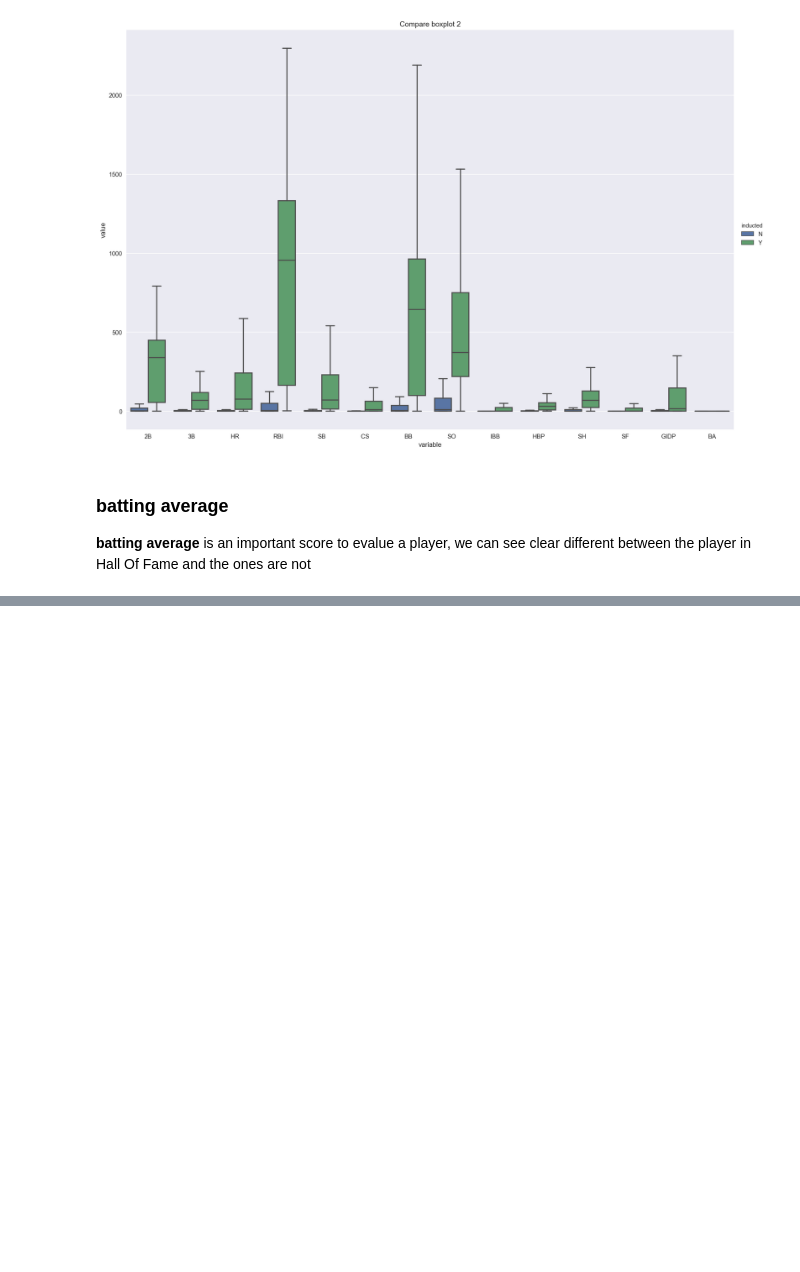
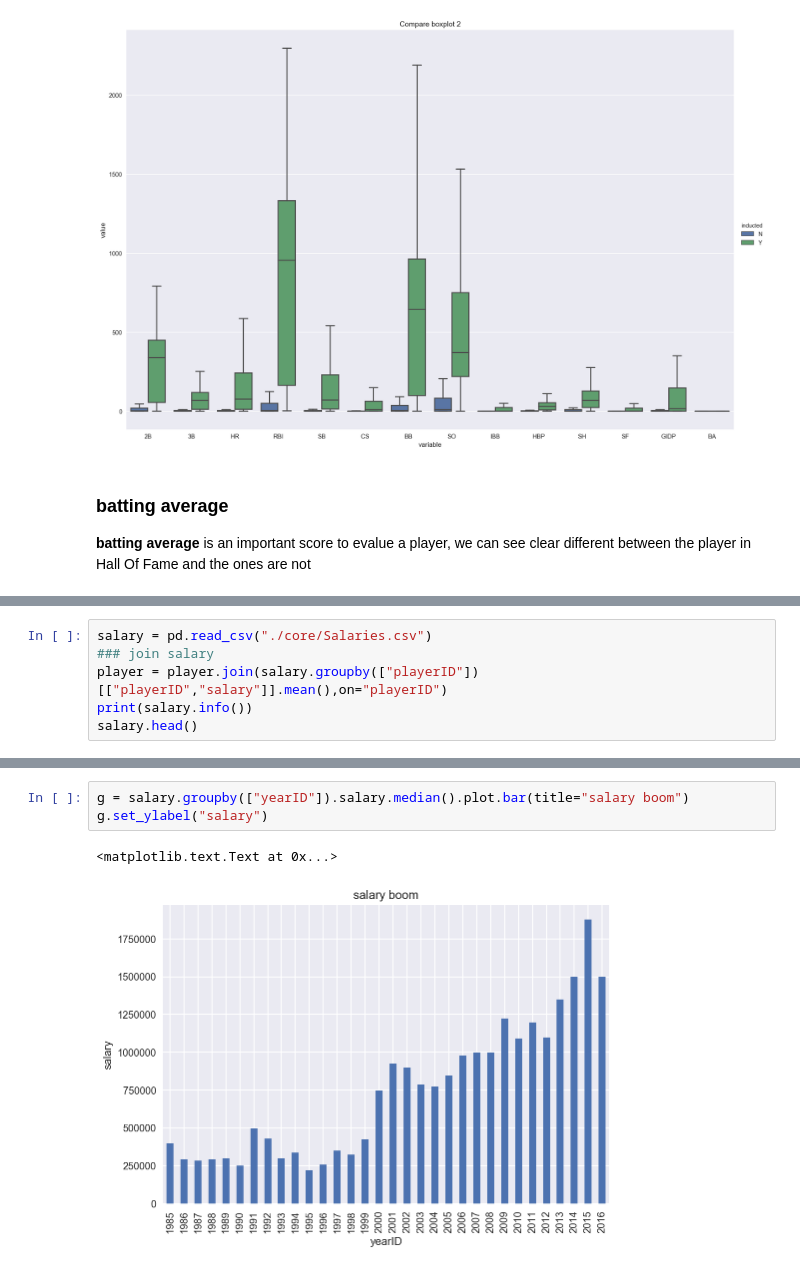
Before and after one commit to RochaC/Udacity-Learning, a Jupyter notebook: DANA/baseballdatabank-2017.1/baseball EDA.ipynb, the cells around one changed output, grey strips where cells are left out. Drawn from its saved outputs; the diff is of its cells as text; blank space fills up the shorter version.

```diff
--- a/DANA/baseballdatabank-2017.1/baseball EDA.ipynb
+++ b/DANA/baseballdatabank-2017.1/baseball EDA.ipynb
@@ -396,0 +394,6 @@ plt.legend()
+# %%
+salary = pd.read_csv("./core/Salaries.csv")
+### join salary
+player = player.join(salary.groupby(["playerID"])[["playerID","salary"]].mean(),on="playerID")
+print(salary.info())
+salary.head()
@@ -396,0 +431,6 @@ plt.legend()
+# %%
+g = salary.groupby(["yearID"]).salary.median().plot.bar(title="salary boom")
+g.set_ylabel("salary")
+# %% [output]
+<matplotlib.text.Text at 0x...>
+[figure, added]
```
Also changed, not shown: parts of 59 cells of this notebook, 2 other files.
